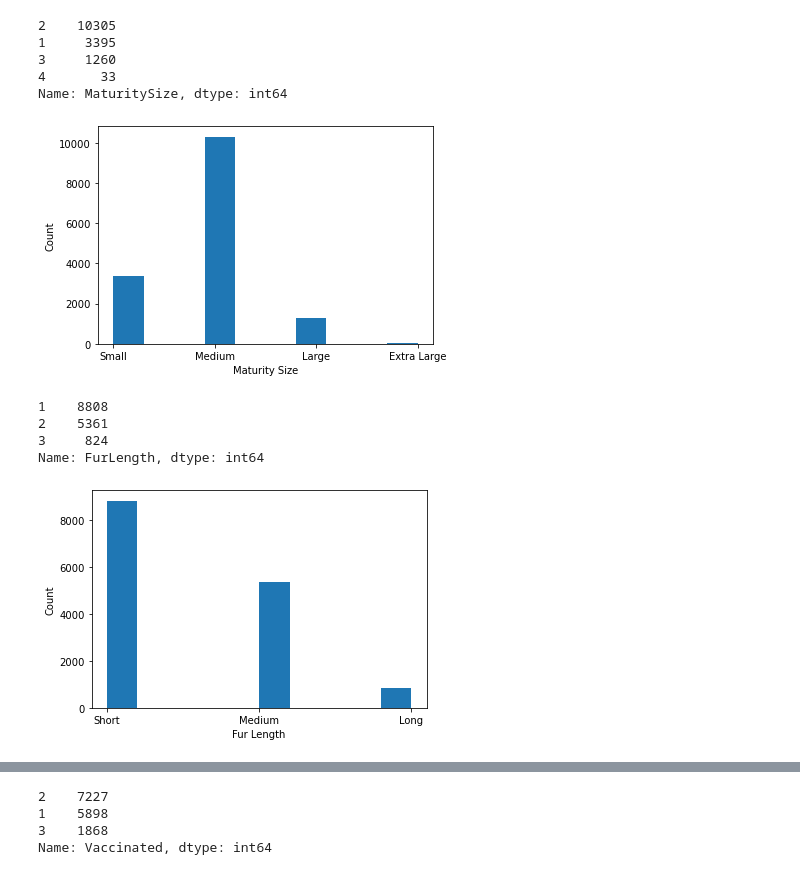
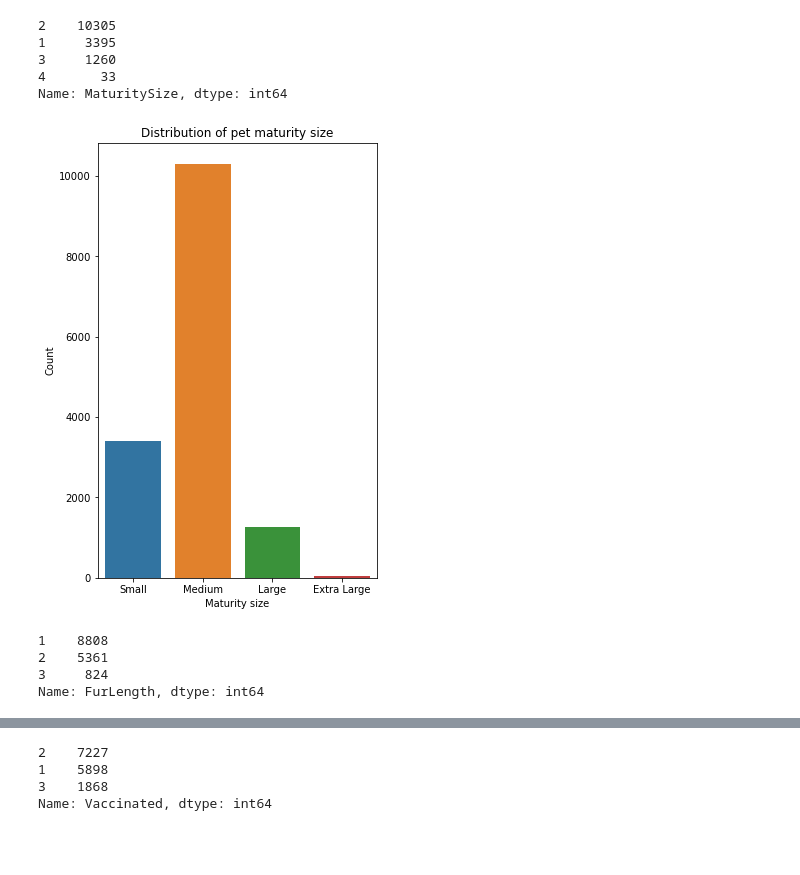
Before and after one commit to simonatso/pet-adoption, a Jupyter notebook: Data Wrangling.ipynb, the cells around one changed output, grey strips where cells are left out. Cells and saved outputs as stored; diff of their text form; code cells hidden in the pictures; blank space fills up the shorter version.

Commit message:
Performed initial analysis on all data features

```diff
--- a/Data Wrangling.ipynb
+++ b/Data Wrangling.ipynb
@@ -81,0 +106,7 @@ Name: Name, Length: 9060, dtype: int64
+# %%
+data['Named'] = np.where(data.Name.isna(), 0, 1)
+ax = sns.barplot(x = 'Named', y = 'PetID', data=data.groupby(['Named']).count().reset_index())
+plt.xticks(np.arange(0,2), ["Unnamed", "Named"])
+plt.ylabel('Count')
+plt.title('Distribution of named vs. unnamed pets')
+plt.show()
@@ -156,3 +193,3 @@ data.Breed1 = tempBreed1
 # %%
-#Create new predictor: pureBreed
-data['pureBreed'] = np.where((data.Breed2 == 0), 1, 0)
+#Create new predictor variable: pureBreed
+data['pureBreed'] = np.where((data.Breed2 == 0) & (data.Breed1 != 307), 1, 0)
@@ -198,5 +263,5 @@ Name: Color3, dtype: int64
 # %%
 #Create new predictor: pureColor (1: 1 color, 2: 2 colors, 3: 3+ colors)
 
-data['pureColor'] = np.where((data.Color3 != 0), 3, 2) #Identify pets with 3+ colors, label everything else as '2'
-data['pureColor'] = np.where((data.Color2 == 0) & (data.pureColor == 2), 1, data.pureColor) #Update 2's to 1 if appropriate
+data['PureColor'] = np.where((data.Color3 != 0), 3, 2) #Identify pets with 3+ colors, label everything else as '2'
+data['PureColor'] = np.where((data.Color2 == 0) & (data.pureColor == 2), 1, data.pureColor) #Update 2's to 1 if appropriate
@@ -209,13 +282,15 @@ data.MaturitySize.value_counts()
 4       33
 Name: MaturitySize, dtype: int64
 # %%
-plt.hist(data.MaturitySize)
-plt.xticks([1, 2, 3, 4], ['Small', 'Medium', 'Large', 'Extra Large'])
-plt.xlabel('Maturity Size')
+plt.figure(figsize = (5,8))
+ax = sns.barplot(x = 'MaturitySize', y = 'PetID', data=data.groupby(['MaturitySize']).count().reset_index())
+plt.xticks(np.arange(0,4), ['Small', 'Medium', 'Large', 'Extra Large'])
 plt.ylabel('Count')
+plt.title('Distribution of pet maturity size')
+plt.xlabel('Maturity size')
 plt.show()
 # %% [output]
-[figure, old version]
+[figure, new version]
 # %%
 data.FurLength.value_counts()
 # %% [output]
@@ -223,11 +298,3 @@ data.FurLength.value_counts()
 2    5361
 3     824
 Name: FurLength, dtype: int64
-# %%
-plt.hist(data.FurLength)
-plt.xticks([1, 2, 3], ['Short', 'Medium', 'Long'])
-plt.xlabel('Fur Length')
-plt.ylabel('Count')
-plt.show()
-# %% [output]
-[figure, removed]
```
Also changed, not shown: parts of 31 cells of this notebook.
